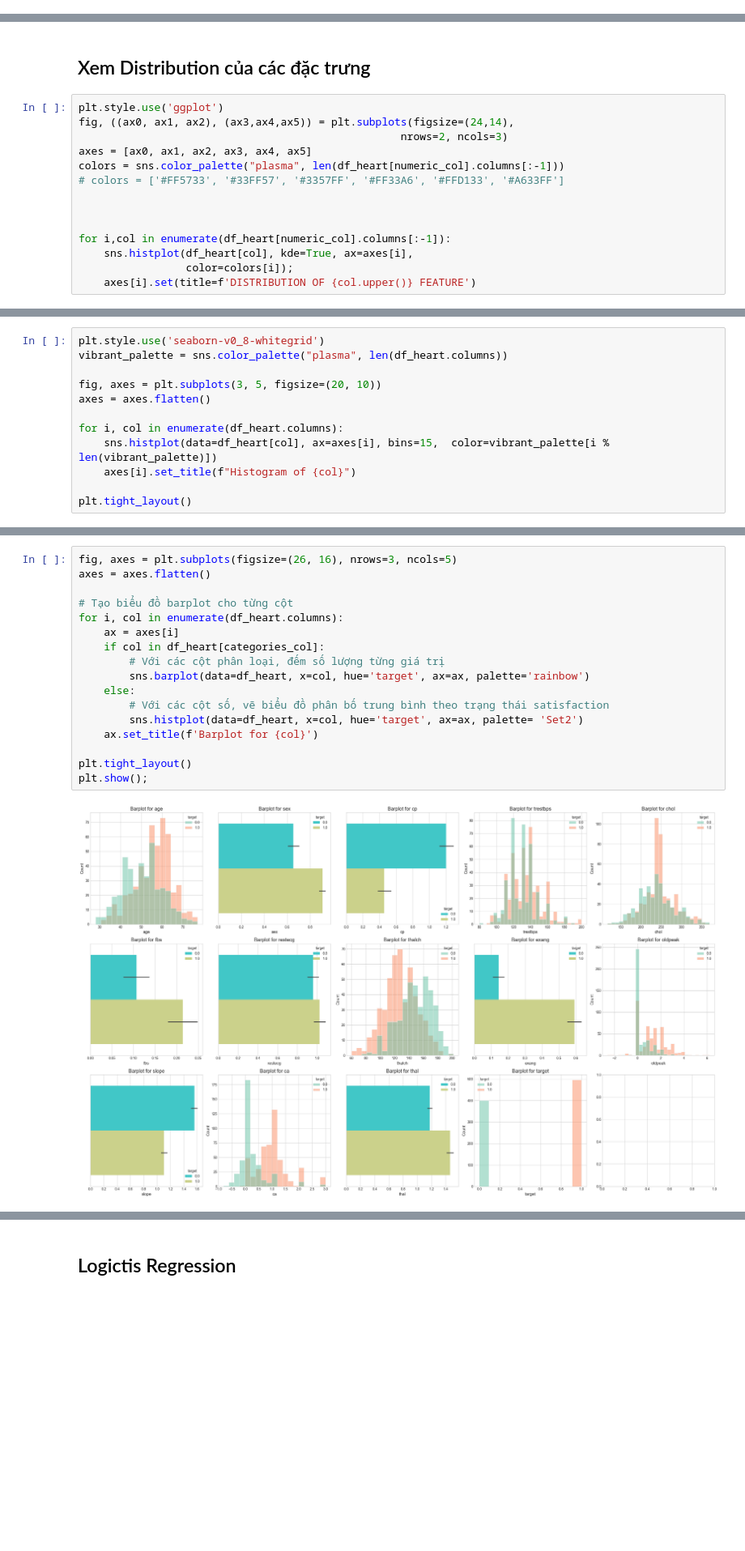
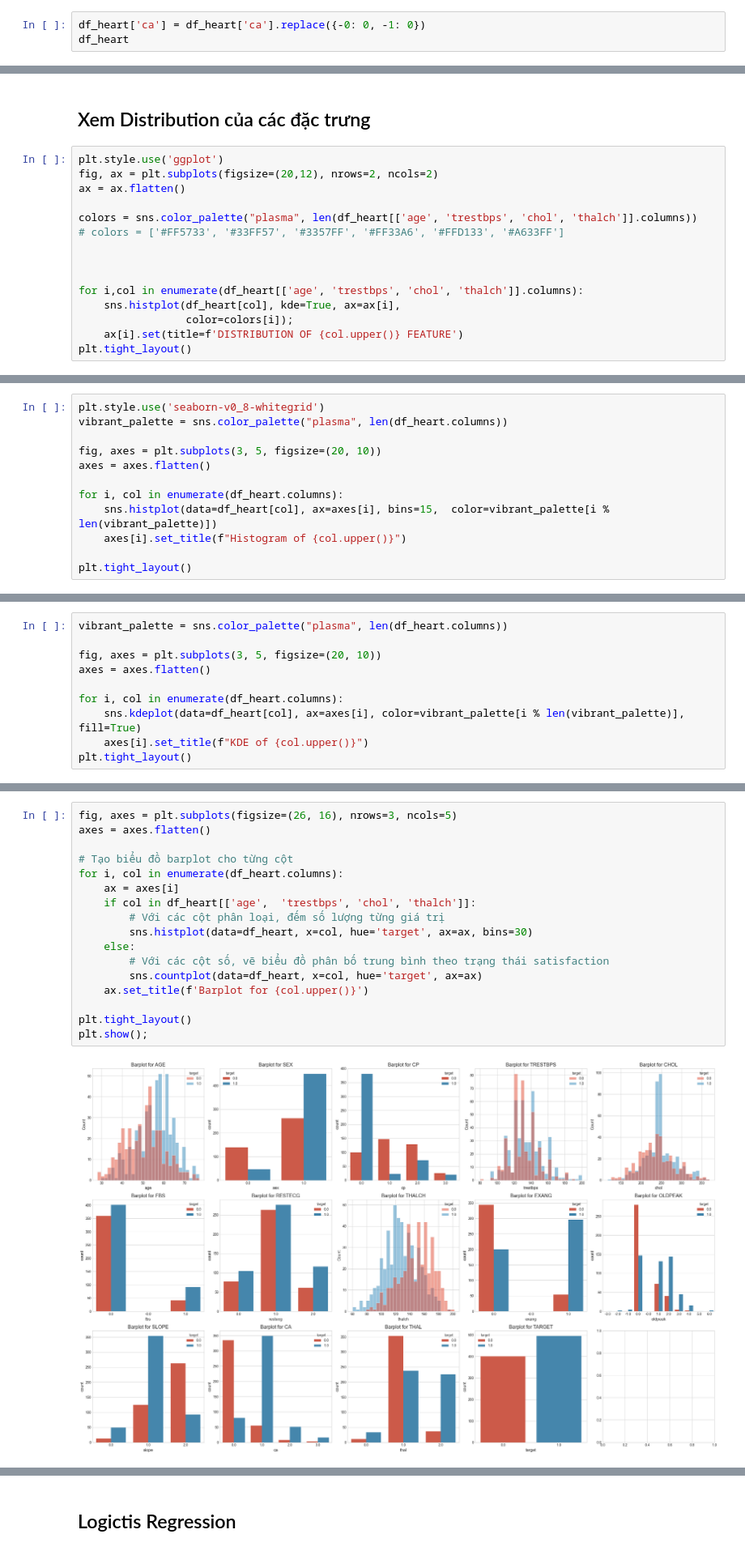
Before and after one commit to lehoanggiavi/ThuThap-XuLyData, a Jupyter notebook: Code/Vi/LogisticRegression.ipynb, the cells around one changed output, grey strips where cells are left out. Shown at 81% size. Drawn from its saved outputs; the diff is of its cells as text; blank space fills up the shorter version.

```diff
--- a/Code/Vi/LogisticRegression.ipynb
+++ b/Code/Vi/LogisticRegression.ipynb
@@ -625,0 +612,3 @@ df_heart.head(50)
+# %%
+df_heart['ca'] = df_heart['ca'].replace({-0: 0, -1: 0})
+df_heart
@@ -651,16 +658,17 @@ sns.heatmap(df_heart.corr(), annot=True,
 ## Xem Distribution của các đặc trưng
 # %%
 plt.style.use('ggplot')
-fig, ((ax0, ax1, ax2), (ax3,ax4,ax5)) = plt.subplots(figsize=(24,14),
-                                                   nrows=2, ncols=3)
-axes = [ax0, ax1, ax2, ax3, ax4, ax5]
-colors = sns.color_palette("plasma", len(df_heart[numeric_col].columns[:-1]))
+fig, ax = plt.subplots(figsize=(20,12), nrows=2, ncols=2)
+ax = ax.flatten()
+
+colors = sns.color_palette("plasma", len(df_heart[['age', 'trestbps', 'chol', 'thalch']].columns))
 # colors = ['#FF5733', '#33FF57', '#3357FF', '#FF33A6', '#FFD133', '#A633FF']
 
 
 
-for i,col in enumerate(df_heart[numeric_col].columns[:-1]):
-    sns.histplot(df_heart[col], kde=True, ax=axes[i],
+for i,col in enumerate(df_heart[['age', 'trestbps', 'chol', 'thalch']].columns):
+    sns.histplot(df_heart[col], kde=True, ax=ax[i],
                  color=colors[i]);
-    axes[i].set(title=f'DISTRIBUTION OF {col.upper()} FEATURE')
+    ax[i].set(title=f'DISTRIBUTION OF {col.upper()} FEATURE')
+plt.tight_layout()
 # %% [output]
@@ -683,7 +691,7 @@ axes = axes.flatten()
 
 for i, col in enumerate(df_heart.columns):
     sns.histplot(data=df_heart[col], ax=axes[i], bins=15,  color=vibrant_palette[i % len(vibrant_palette)])
-    axes[i].set_title(f"Histogram of {col}")
+    axes[i].set_title(f"Histogram of {col.upper()}")
 
 plt.tight_layout()
 # %% [output]
@@ -690,0 +699,10 @@ plt.tight_layout()
+# %%
+vibrant_palette = sns.color_palette("plasma", len(df_heart.columns))
+
+fig, axes = plt.subplots(3, 5, figsize=(20, 10))
+axes = axes.flatten()
+
+for i, col in enumerate(df_heart.columns):
+    sns.kdeplot(data=df_heart[col], ax=axes[i], color=vibrant_palette[i % len(vibrant_palette)], fill=True)
+    axes[i].set_title(f"KDE of {col.upper()}")
+plt.tight_layout()
@@ -691,22 +711,22 @@ plt.tight_layout()
 # %%
 fig, axes = plt.subplots(figsize=(26, 16), nrows=3, ncols=5)
 axes = axes.flatten()
 
 # Tạo biểu đồ barplot cho từng cột
 for i, col in enumerate(df_heart.columns):
     ax = axes[i]
-    if col in df_heart[categories_col]:
+    if col in df_heart[['age',	'trestbps',	'chol',	'thalch']]:
         # Với các cột phân loại, đếm số lượng từng giá trị
-        sns.barplot(data=df_heart, x=col, hue='target', ax=ax, palette='rainbow')
+        sns.histplot(data=df_heart, x=col, hue='target', ax=ax, bins=30)
     else:
         # Với các cột số, vẽ biểu đồ phân bố trung bình theo trạng thái satisfaction
-        sns.histplot(data=df_heart, x=col, hue='target', ax=ax, palette= 'Set2')
-    ax.set_title(f'Barplot for {col}')
+        sns.countplot(data=df_heart, x=col, hue='target', ax=ax)
+    ax.set_title(f'Barplot for {col.upper()}')
 
 plt.tight_layout()
 plt.show();
 # %% [output]
-[figure, old version]
+[figure, new version]
 # %%
 # Kiem tra do lech va nhon
 for col in df_heart[numeric_col].columns[:-1]:
```
Also changed, not shown: parts of 44 cells of this notebook, 4 other files.
